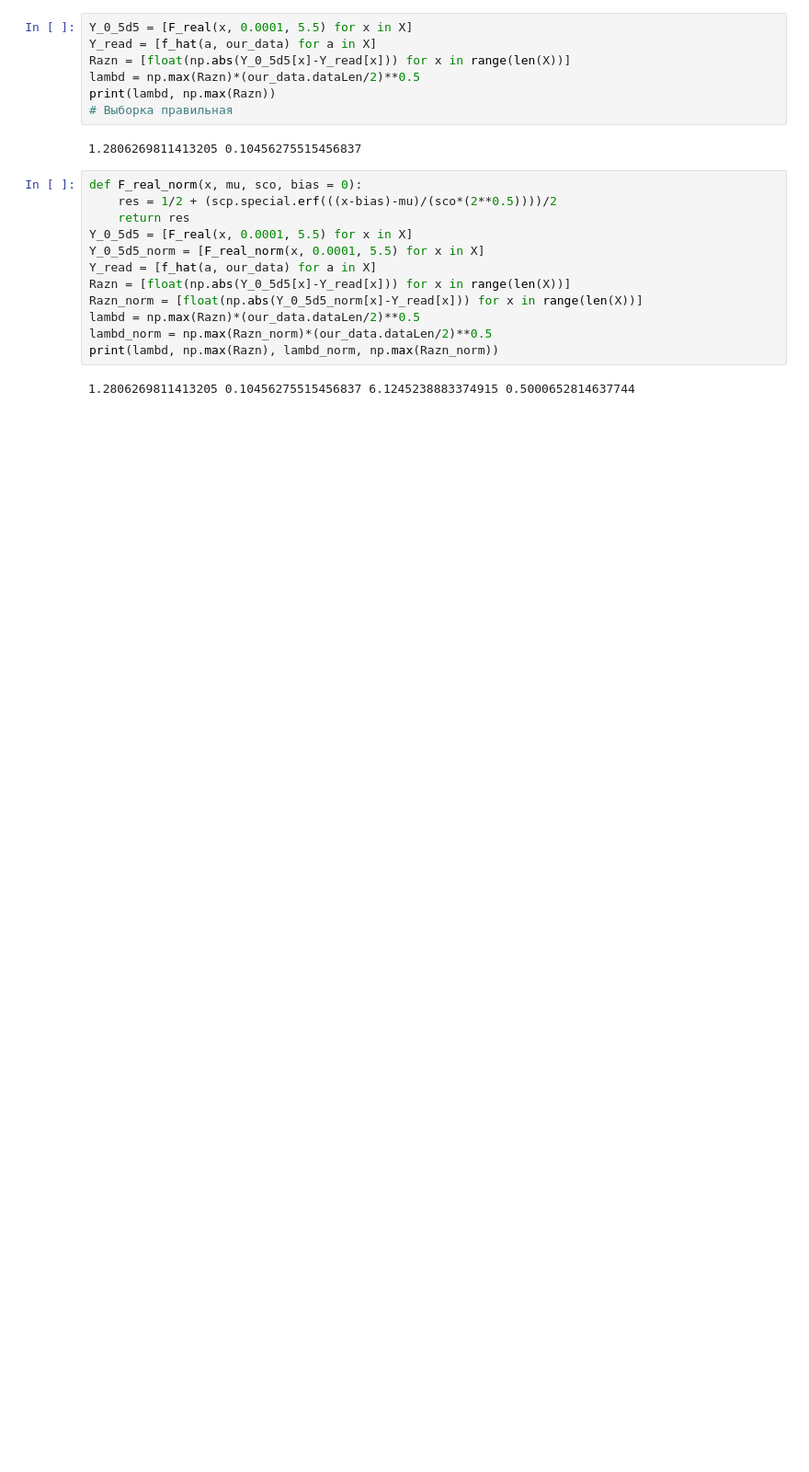
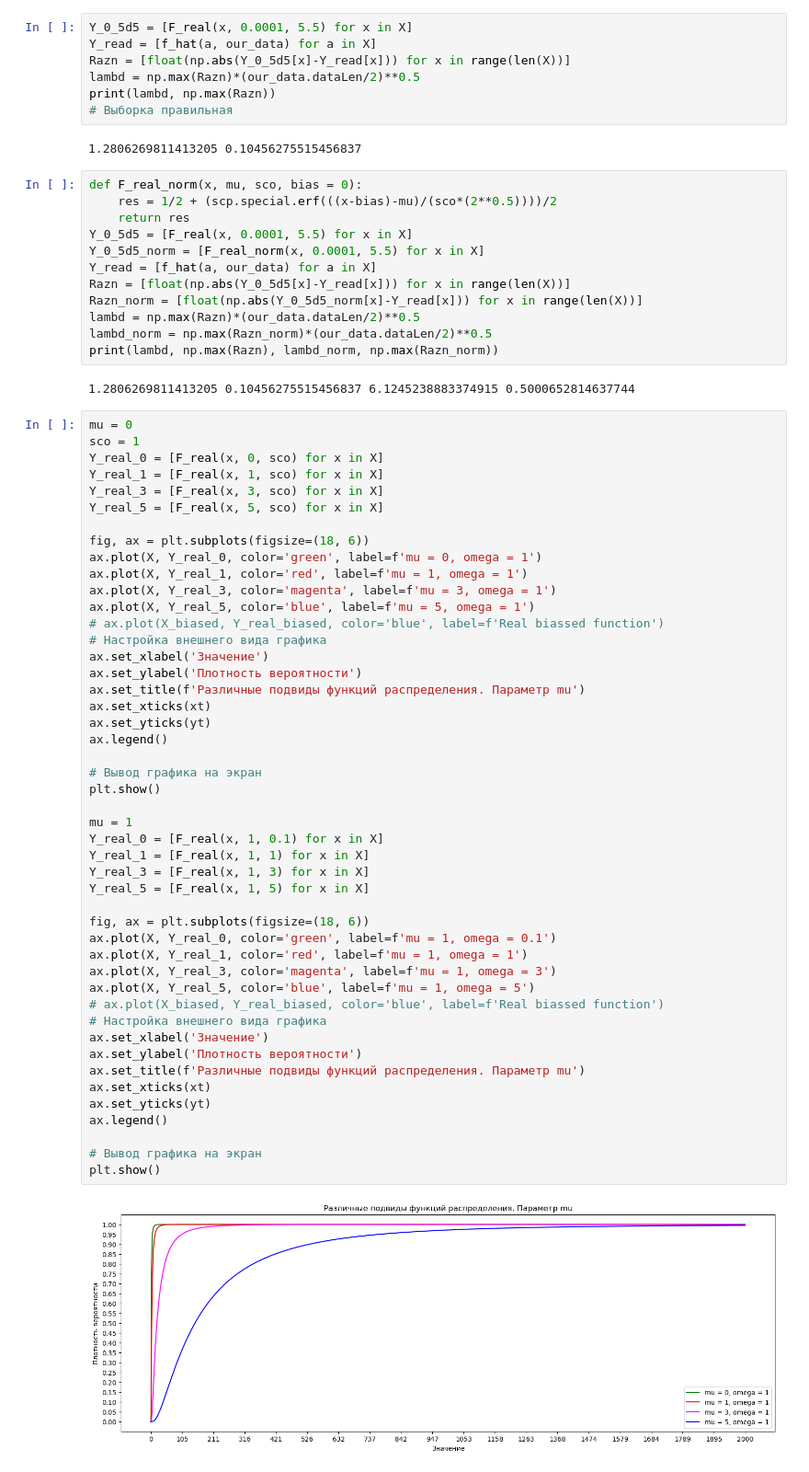
Before and after one commit to Numillyash/matstat-coursework, a Jupyter notebook: lognorm.ipynb, the cells around one changed output. Shown at 92% size. Saved outputs shown, nothing was run; the diff lists cells and outputs as text; blank space fills up the shorter version.

```diff
--- a/lognorm.ipynb
+++ b/lognorm.ipynb
@@ -635,3 +635,52 @@ lambd_norm = np.max(Razn_norm)*(our_data.dataLen/2)**0.5
 print(lambd, np.max(Razn), lambd_norm, np.max(Razn_norm))
 # %% [output]
 1.2806269811413205 0.10456275515456837 6.1245238883374915 0.5000652814637744
+# %%
+mu = 0
+sco = 1
+Y_real_0 = [F_real(x, 0, sco) for x in X]
+Y_real_1 = [F_real(x, 1, sco) for x in X]
+Y_real_3 = [F_real(x, 3, sco) for x in X]
+Y_real_5 = [F_real(x, 5, sco) for x in X]
+
+fig, ax = plt.subplots(figsize=(18, 6))
+ax.plot(X, Y_real_0, color='green', label=f'mu = 0, omega = 1')
+ax.plot(X, Y_real_1, color='red', label=f'mu = 1, omega = 1')
+ax.plot(X, Y_real_3, color='magenta', label=f'mu = 3, omega = 1')
+ax.plot(X, Y_real_5, color='blue', label=f'mu = 5, omega = 1')
+# ax.plot(X_biased, Y_real_biased, color='blue', label=f'Real biassed function')
+# Настройка внешнего вида графика
+ax.set_xlabel('Значение')
+ax.set_ylabel('Плотность вероятности')
+ax.set_title(f'Различные подвиды функций распределения. Параметр mu')
+ax.set_xticks(xt)
+ax.set_yticks(yt)
+ax.legend()
+
+# Вывод графика на экран
+plt.show()
+
+mu = 1
+Y_real_0 = [F_real(x, 1, 0.1) for x in X]
+Y_real_1 = [F_real(x, 1, 1) for x in X]
+Y_real_3 = [F_real(x, 1, 3) for x in X]
+Y_real_5 = [F_real(x, 1, 5) for x in X]
+
+fig, ax = plt.subplots(figsize=(18, 6))
+ax.plot(X, Y_real_0, color='green', label=f'mu = 1, omega = 0.1')
+ax.plot(X, Y_real_1, color='red', label=f'mu = 1, omega = 1')
+ax.plot(X, Y_real_3, color='magenta', label=f'mu = 1, omega = 3')
+ax.plot(X, Y_real_5, color='blue', label=f'mu = 1, omega = 5')
+# ax.plot(X_biased, Y_real_biased, color='blue', label=f'Real biassed function')
+# Настройка внешнего вида графика
+ax.set_xlabel('Значение')
+ax.set_ylabel('Плотность вероятности')
+ax.set_title(f'Различные подвиды функций распределения. Параметр mu')
+ax.set_xticks(xt)
+ax.set_yticks(yt)
+ax.legend()
+
+# Вывод графика на экран
+plt.show()
+# %% [output]
+[figure, added]
```
Also changed, not shown: parts of 9 cells of this notebook, 1 other file.
